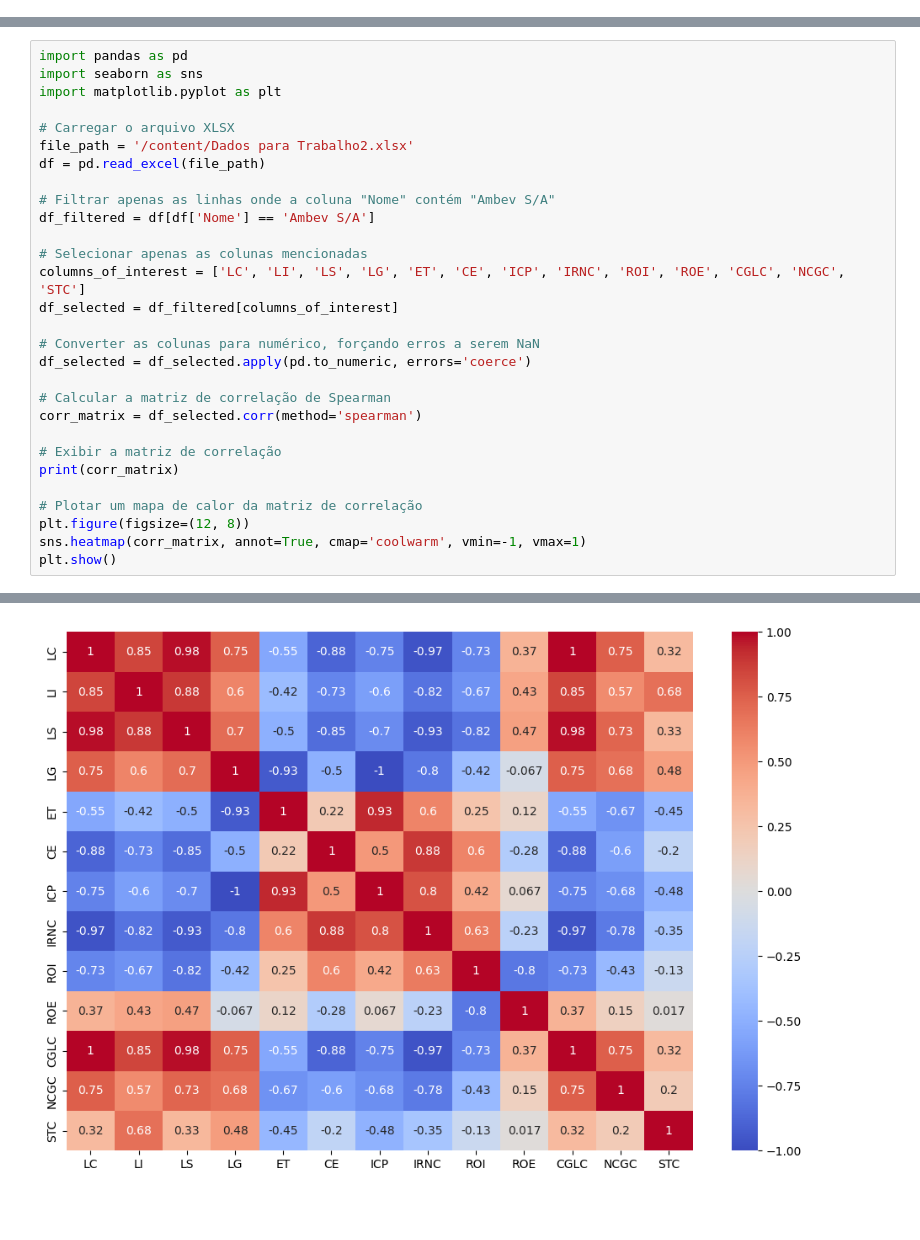
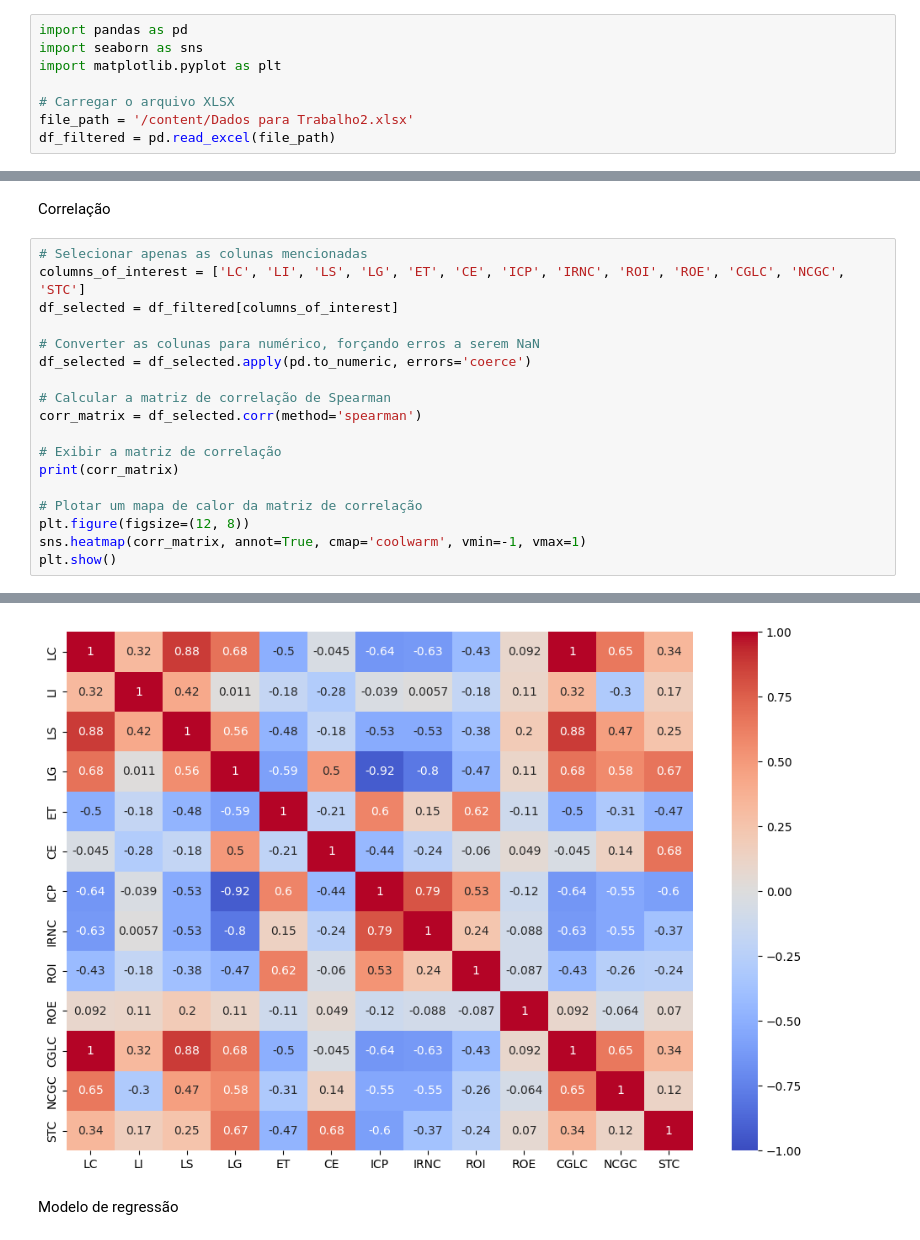
Before and after one commit to jeffersonramelo/Analise_DCs, a Jupyter notebook: analise_empresas.ipynb, the cells around one changed output, grey strips where cells are left out. Saved outputs shown, nothing was run; the diff lists cells and outputs as text; blank space fills up the shorter version.

```diff
--- a/analise_empresas.ipynb
+++ b/analise_empresas.ipynb
@@ -2,0 +5,8 @@
+# %%
+import pandas as pd
+import seaborn as sns
+import matplotlib.pyplot as plt
+
+# Carregar o arquivo XLSX
+file_path = '/content/Dados para Trabalho2.xlsx'
+df_filtered = pd.read_excel(file_path)
@@ -3,15 +44,6 @@
+# %% [markdown]
+Correlação
 # %%
-import pandas as pd
-import seaborn as sns
-import matplotlib.pyplot as plt
-
-# Carregar o arquivo XLSX
-file_path = '/content/Dados para Trabalho2.xlsx'
-df = pd.read_excel(file_path)
-
-# Filtrar apenas as linhas onde a coluna "Nome" contém "Ambev S/A"
-df_filtered = df[df['Nome'] == 'Ambev S/A']
-
 # Selecionar apenas as colunas mencionadas
 columns_of_interest = ['LC', 'LI', 'LS', 'LG', 'ET', 'CE', 'ICP', 'IRNC', 'ROI', 'ROE', 'CGLC', 'NCGC', 'STC']
 df_selected = df_filtered[columns_of_interest]
@@ -50 +82,3 @@ STC  -0.350000 -0.133333  0.016667  0.316667  0.200000  1.000000
-[figure, old version]
+[figure, new version]
+# %% [markdown]
+Modelo de regressão
```
Also changed, not shown: parts of 13 cells of this notebook.
